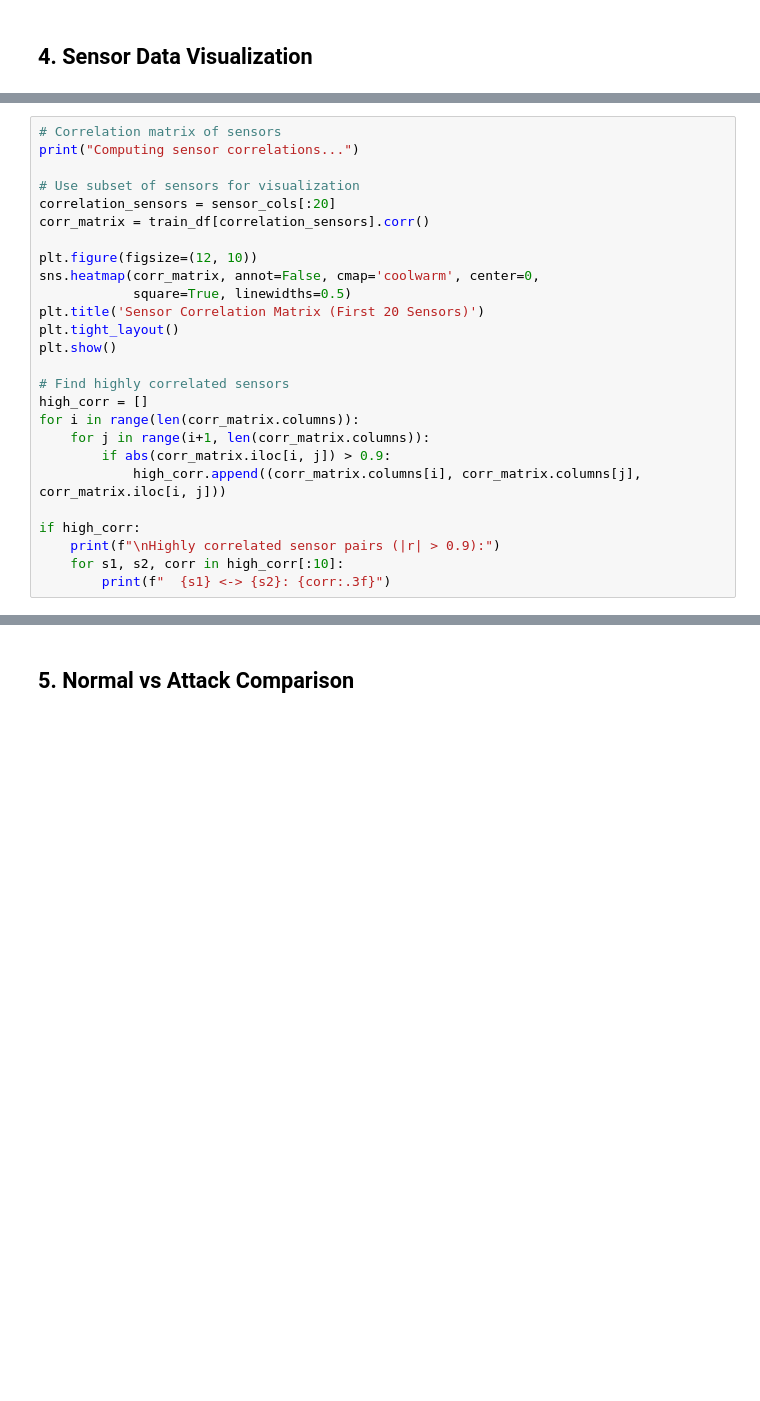
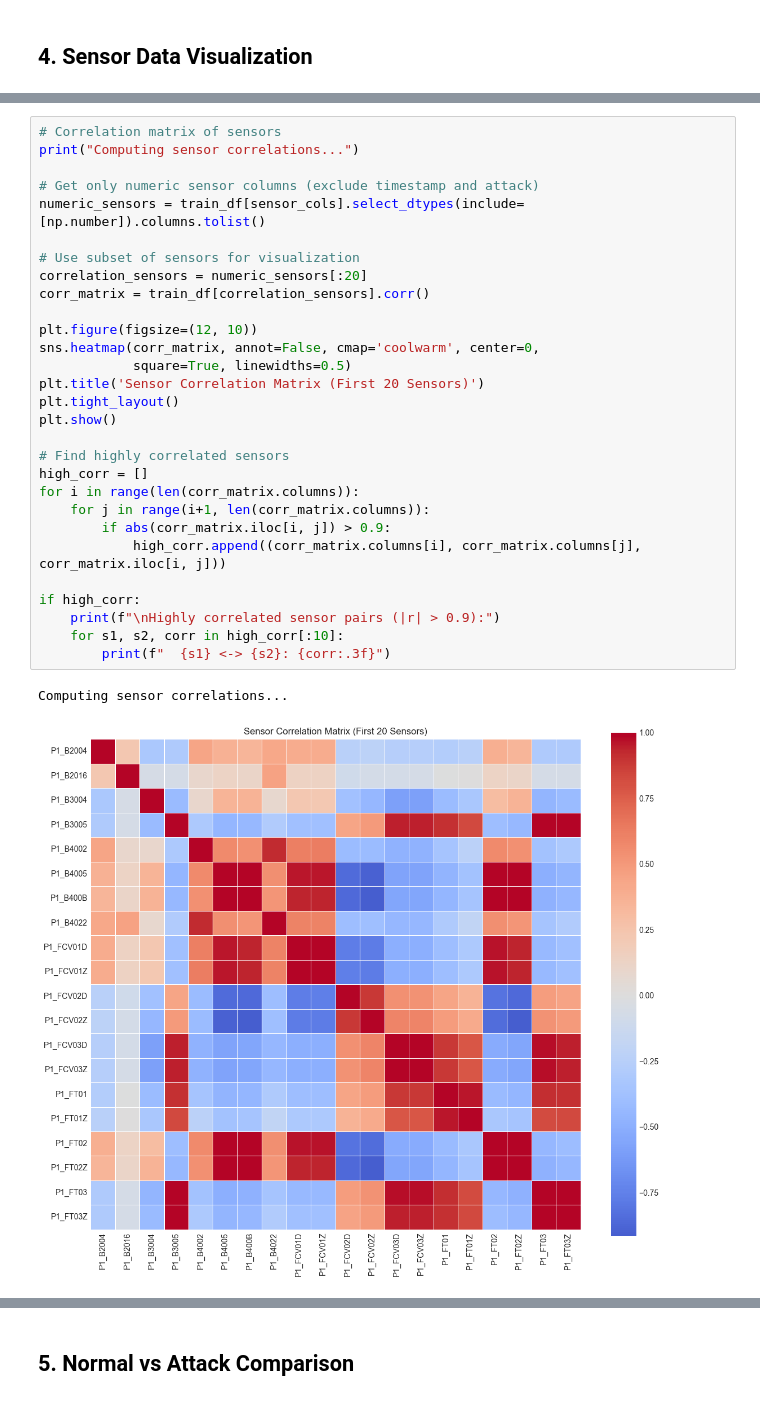
Before and after one commit to anish-dev09/ICS-NETWORKS, a Jupyter notebook: notebooks/01_data_exploration.ipynb, the cells around one changed output, grey strips where cells are left out. Drawn from its saved outputs; the diff is of its cells as text; blank space fills up the shorter version.

```diff
--- a/notebooks/01_data_exploration.ipynb
+++ b/notebooks/01_data_exploration.ipynb
@@ -148,26 +227,32 @@ plt.show()
 # %%
 # Correlation matrix of sensors
 print("Computing sensor correlations...")
 
+# Get only numeric sensor columns (exclude timestamp and attack)
+numeric_sensors = train_df[sensor_cols].select_dtypes(include=[np.number]).columns.tolist()
+
 # Use subset of sensors for visualization
-correlation_sensors = sensor_cols[:20]
+correlation_sensors = numeric_sensors[:20]
 corr_matrix = train_df[correlation_sensors].corr()
 
 plt.figure(figsize=(12, 10))
 sns.heatmap(corr_matrix, annot=False, cmap='coolwarm', center=0,
             square=True, linewidths=0.5)
 plt.title('Sensor Correlation Matrix (First 20 Sensors)')
 plt.tight_layout()
 plt.show()
 
 # Find highly correlated sensors
 high_corr = []
 for i in range(len(corr_matrix.columns)):
     for j in range(i+1, len(corr_matrix.columns)):
         if abs(corr_matrix.iloc[i, j]) > 0.9:
             high_corr.append((corr_matrix.columns[i], corr_matrix.columns[j], corr_matrix.iloc[i, j]))
 
 if high_corr:
     print(f"\nHighly correlated sensor pairs (|r| > 0.9):")
     for s1, s2, corr in high_corr[:10]:
         print(f"  {s1} <-> {s2}: {corr:.3f}")
+# %% [output]
+Computing sensor correlations...
+[figure, added]
```
Also changed, not shown: parts of 12 cells of this notebook, 10 other files.
